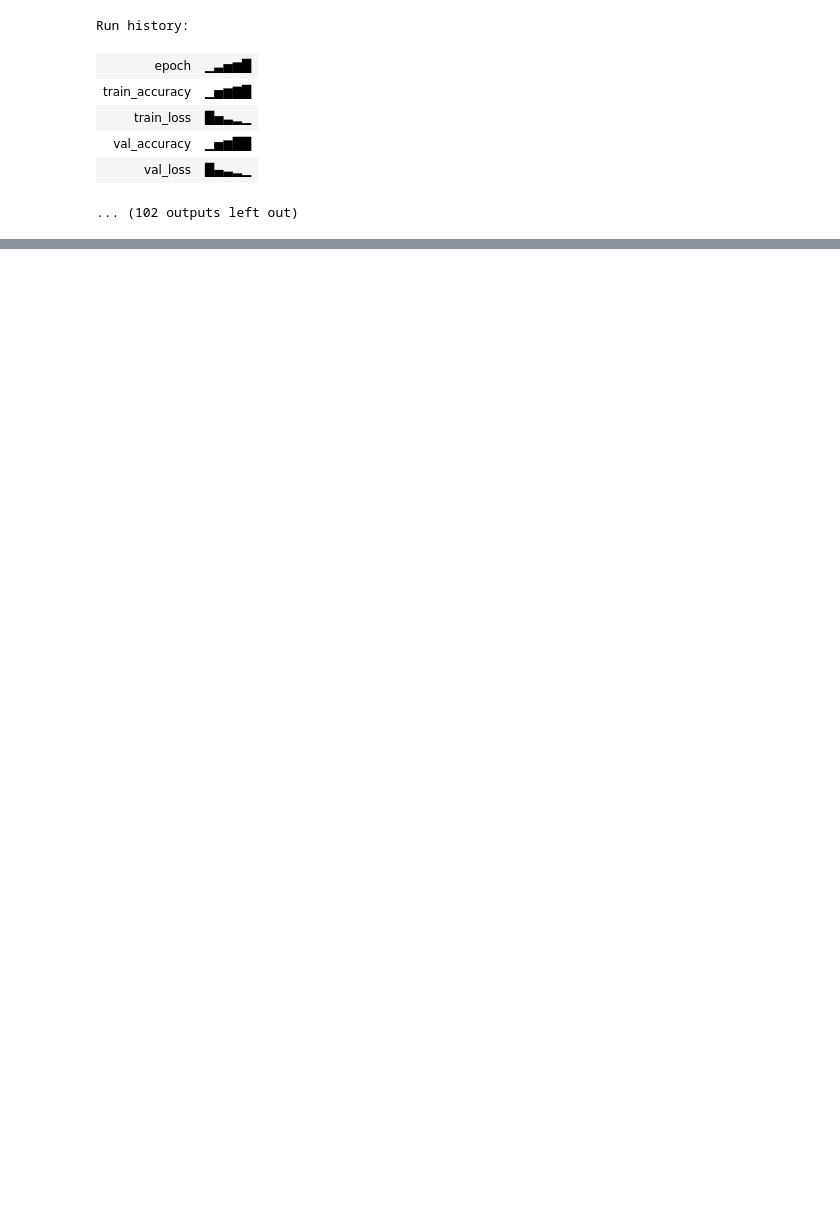
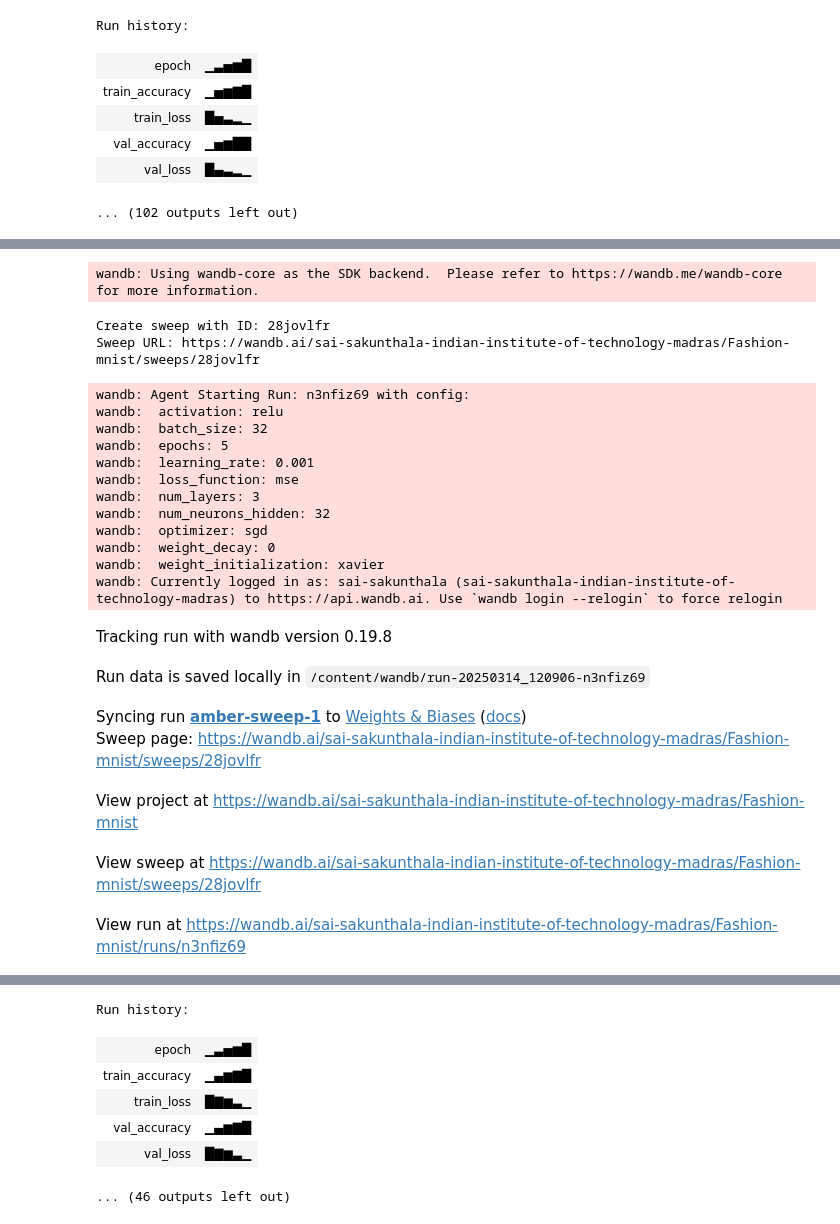
Before and after one commit to Sai-sakunthala/Assignment1, a Jupyter notebook: Assignment1.ipynb, the cells around one changed output, grey strips where cells are left out. Cells and saved outputs as stored; diff of their text form; code cells hidden in the pictures; blank space fills up the shorter version.

```diff
--- a/Assignment1.ipynb
+++ b/Assignment1.ipynb
@@ -127,7 +127,7 @@ def bce_loss_function(h_x, y):
     return loss
 
 def mse_loss_function(h_x, y):
-    loss = np.mean((h_x - y)**2)
+    loss = np.sum((h_x - y)**2)
     return loss
 
 def forward_pass(x, y, weights, biases, activation_func, n_hidden, loss_function):
@@ -155,7 +155,7 @@ def back_propagation(activations, pre_activations, weights, biases, x, y, y_hat,
                 del_L_a[i] = y_hat - y
             elif loss_function == mse_loss_function:
                 del_L_a[i] = 2 * (y_hat - y) * y_hat * (1 - y_hat)
-        elif i == 0:
+        if i == 0:
             del_L_w[i] = np.dot(del_L_a[i][:, np.newaxis], x[np.newaxis, :])
             del_L_b[i] = del_L_a[i]
             break
@@ -979,0 +942,61 @@ Find logs at: ./wandb/run-20250314_100251-0vw285ai/logs
+# %%
+sweep_config = {
+    "method": "grid",
+    "metric": {"name": "val_accuracy", "goal": "maximize"},
+    "parameters": {
+        "optimizer": {"values": ["sgd"]},
+        "epochs": {"values": [5]},
+        "num_layers": {"values": [3]},
+        "num_neurons_hidden": {"values": [32]},
+        "batch_size": {"values": [32]},
+        "learning_rate": {"values": [0.001, 0.0001]},
+        "weight_decay": {"values": [0]},
+        "loss_function": {"values": ["mse", "bce"]},
+        "activation": {"values": ["relu"]},
+        "weight_initialization": {"values": ["xavier"]}
+    },
+}
+
+sweep_id = wandb.sweep(sweep_config, project="Fashion-mnist")
+def train():
+    try:
+        wandb.init(group="mse")
+        config = wandb.config
+        optimizer = config.optimizer
+        epochs = config.epochs
+        n_hidden = config.num_layers
+        n_neurons_hidden = config.num_neurons_hidden
+        batch_size = config.batch_size
+        learning_rate = config.learning_rate
+        weight_decay = config.weight_decay
+        loss_function = config.loss_function
+        activation_str = config.activation
+        weight_initialization = config.weight_initialization
+
+        Neuralnet(x_train_final, y_train_final, x_val_final, y_val_final, n_hidden, n_neurons_hidden, epochs, batch_size, activation_str, optimizer, learning_rate, weight_decay, loss_function, weight_initialization)
+    finally:
+        wandb.finish()
+wandb.agent(sweep_id, train, count=4)
+# %% [output]
+wandb: Using wandb-core as the SDK backend.  Please refer to https://wandb.me/wandb-core for more information.
+Create sweep with ID: 28jovlfr
+Sweep URL: https://wandb.ai/sai-sakunthala-indian-institute-of-technology-madras/Fashion-mnist/sweeps/28jovlfr
+wandb: Agent Starting Run: n3nfiz69 with config:
+wandb:  activation: relu
+wandb:  batch_size: 32
+wandb:  epochs: 5
+wandb:  learning_rate: 0.001
+wandb:  loss_function: mse
+wandb:  num_layers: 3
+wandb:  num_neurons_hidden: 32
+wandb:  optimizer: sgd
+wandb:  weight_decay: 0
+wandb:  weight_initialization: xavier
+wandb: Currently logged in as: sai-sakunthala (sai-sakunthala-indian-institute-of-technology-madras) to https://api.wandb.ai. Use `wandb login --relogin` to force relogin
+Tracking run with wandb version 0.19.8
+Run data is saved locally in /content/wandb/run-20250314_120906-n3nfiz69
+Syncing run amber-sweep-1 to Weights & Biases (docs)
+Sweep page: https://wandb.ai/sai-sakunthala-indian-institute-of-technology-madras/Fashion-mnist/sweeps/28jovlfr
+View project at https://wandb.ai/sai-sakunthala-indian-institute-of-technology-madras/Fashion-mnist
+View sweep at https://wandb.ai/sai-sakunthala-indian-institute-of-technology-madras/Fashion-mnist/sweeps/28jovlfr
+View run at https://wandb.ai/sai-sakunthala-indian-institute-of-technology-madras/Fashion-mnist/runs/n3nfiz69
@@ -979,0 +1004,7 @@ Find logs at: ./wandb/run-20250314_100251-0vw285ai/logs
+Run history:
+| epoch | ▁▃▅▆█ |
+| train_accuracy | ▁▄▆▇█ |
+| train_loss | █▇▆▃▁ |
+| val_accuracy | ▁▄▆▇█ |
+| val_loss | █▇▆▃▁ |
+... (46 outputs left out)
```
Also changed, not shown: parts of 4 cells of this notebook.
